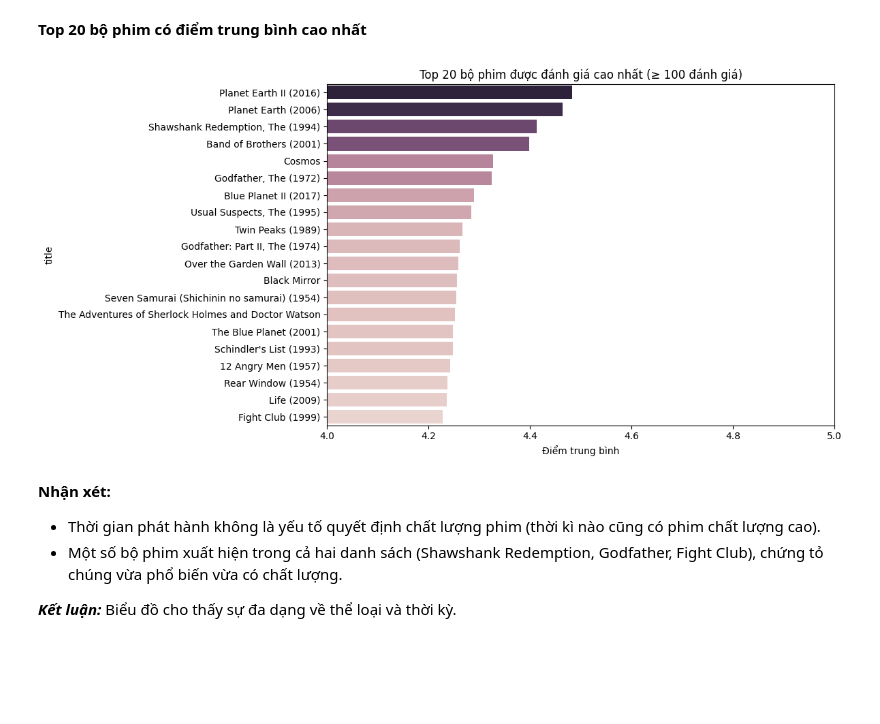
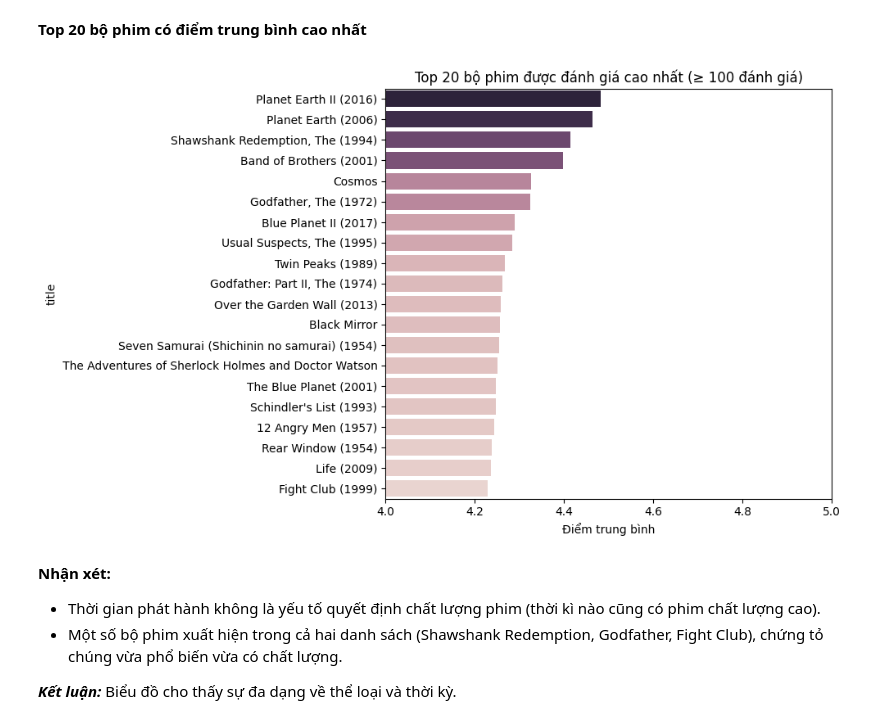
Before and after one commit to ththu0205/SVD-in-Movie-Recommendation-Systems, a Jupyter notebook: baseline_SVD/phase1.ipynb, the cells around one changed output. Cells and saved outputs as stored; diff of their text form; code cells hidden in the pictures; blank space fills up the shorter version.

```diff
--- a/baseline_SVD/phase1.ipynb
+++ b/baseline_SVD/phase1.ipynb
@@ -73,27 +86,27 @@ plt.show()
 # %%
 # Tính điểm trung bình và số lượt đánh giá cho từng phim
 movie_stats = ratings.groupby('movieId').agg(
     avg_rating=('rating', 'mean'),
     rating_count=('rating', 'count')
 ).reset_index()
 
 # Lọc các bộ phim có ít nhất 100 đánh giá
 popular_movies = movie_stats[movie_stats['rating_count'] >= 100]
 # Lấy 20 bộ phim có điểm trung bình cao nhất
 top_rated = popular_movies.sort_values(by='avg_rating', ascending=False).head(20)
 # Gộp với bảng 'movies' để lấy title của phim
 top_rated = top_rated.merge(movies[['movieId', 'title']], on='movieId')
 
 # Vẽ biểu đồ
-plt.figure(figsize=(12, 6))
+plt.figure(figsize=(10, 6))
 sns.barplot(x='avg_rating', y='title', hue='avg_rating', data=top_rated, legend=False)
 plt.title('Top 20 bộ phim được đánh giá cao nhất (≥ 100 đánh giá)')
 plt.xlabel('Điểm trung bình')
 plt.xlim(4, 5)
 plt.tight_layout()
 plt.show()
 # %% [output]
-[figure, old version]
+[figure, new version]
 # %% [markdown]
 **Nhận xét:**
 - Thời gian phát hành không là yếu tố quyết định chất lượng phim (thời kì nào cũng có phim chất lượng cao).
```
Also changed, not shown: parts of 12 cells of this notebook.
